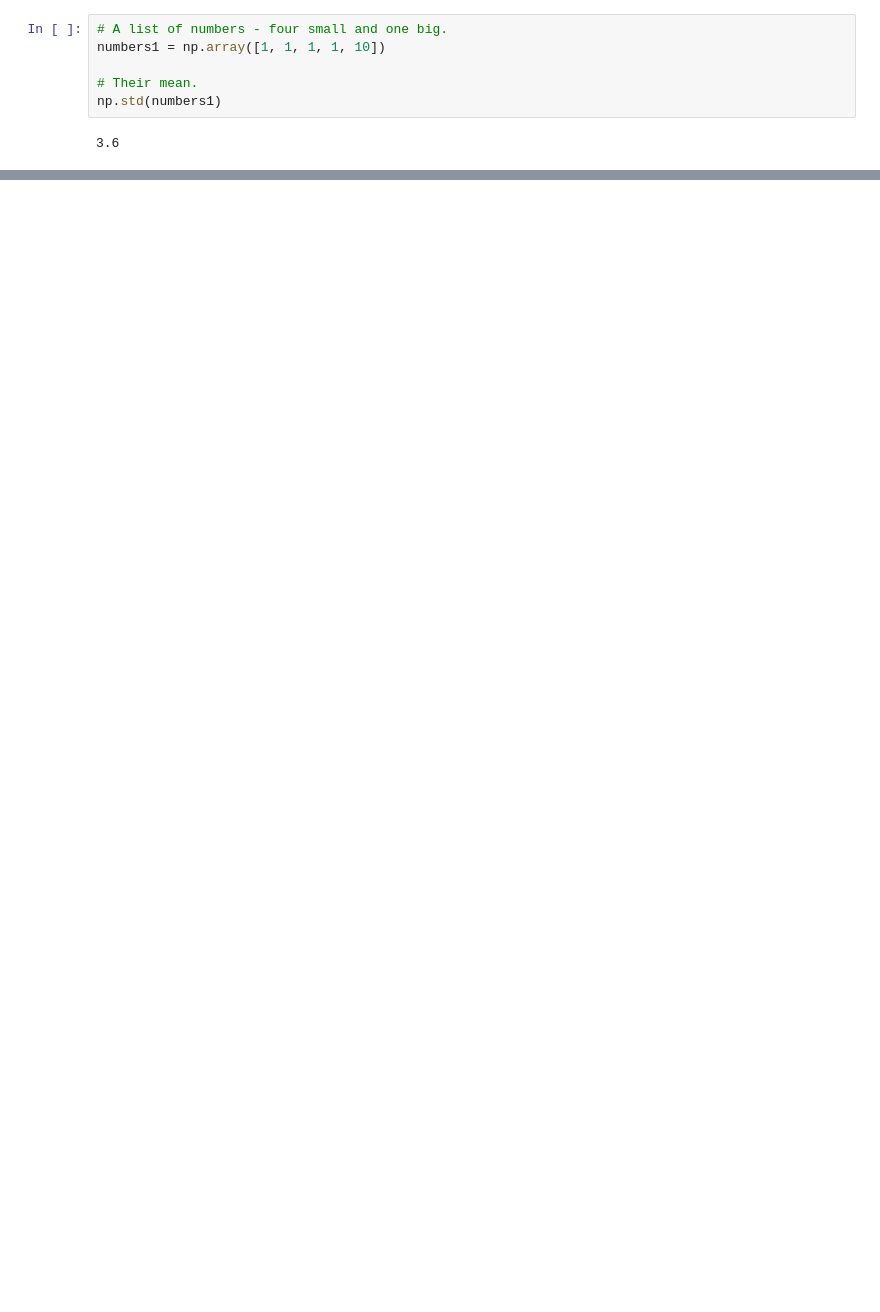
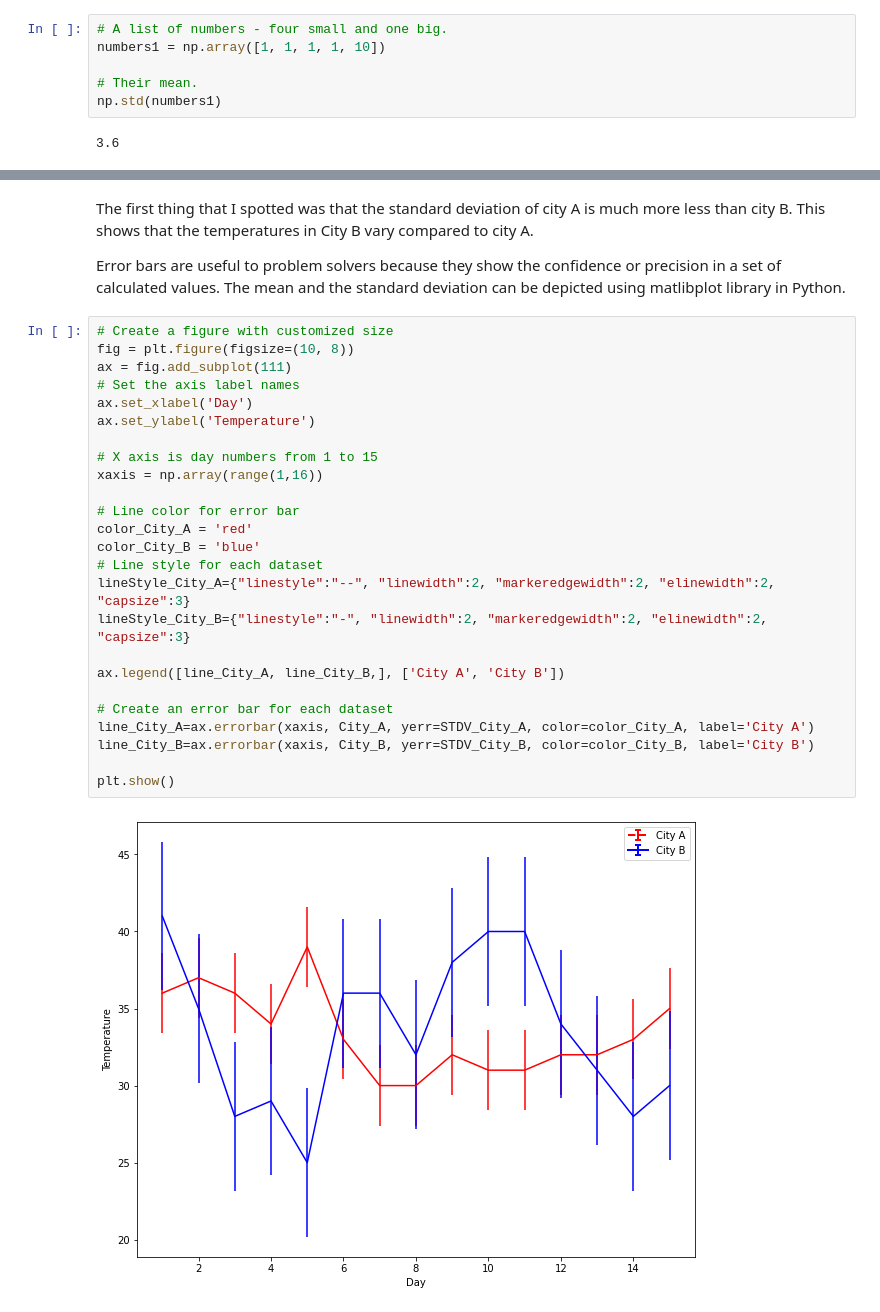
Before and after one commit to KenLin765/funddata-assessment, a Jupyter notebook: practicals/03-Bias.ipynb, the cells around one changed output, grey strips where cells are left out. Saved outputs shown, nothing was run; the diff lists cells and outputs as text; blank space fills up the shorter version.

```diff
--- a/practicals/03-Bias.ipynb
+++ b/practicals/03-Bias.ipynb
@@ -88,0 +135,31 @@ np.std(numbers2)
+# %% [markdown]
+The first thing that I spotted was that the standard deviation of city A is much more less than city B. This shows that the temperatures in City B vary compared to city A.
+
+Error bars are useful to problem solvers because they show the confidence or precision in a set of calculated values. The mean and the standard deviation can be depicted using matlibplot library in Python.
+# %%
+# Create a figure with customized size
+fig = plt.figure(figsize=(10, 8))
+ax = fig.add_subplot(111)
+# Set the axis label names
+ax.set_xlabel('Day')
+ax.set_ylabel('Temperature')
+
+# X axis is day numbers from 1 to 15
+xaxis = np.array(range(1,16))
+
+# Line color for error bar
+color_City_A = 'red'
+color_City_B = 'blue'
+# Line style for each dataset
+lineStyle_City_A={"linestyle":"--", "linewidth":2, "markeredgewidth":2, "elinewidth":2, "capsize":3}
+lineStyle_City_B={"linestyle":"-", "linewidth":2, "markeredgewidth":2, "elinewidth":2, "capsize":3}
+
+ax.legend([line_City_A, line_City_B,], ['City A', 'City B'])
+
+# Create an error bar for each dataset
+line_City_A=ax.errorbar(xaxis, City_A, yerr=STDV_City_A, color=color_City_A, label='City A')
+line_City_B=ax.errorbar(xaxis, City_B, yerr=STDV_City_B, color=color_City_B, label='City B')
+
+plt.show()
+# %% [output]
+[figure, added]
```
Also changed, not shown: parts of 12 cells of this notebook.
